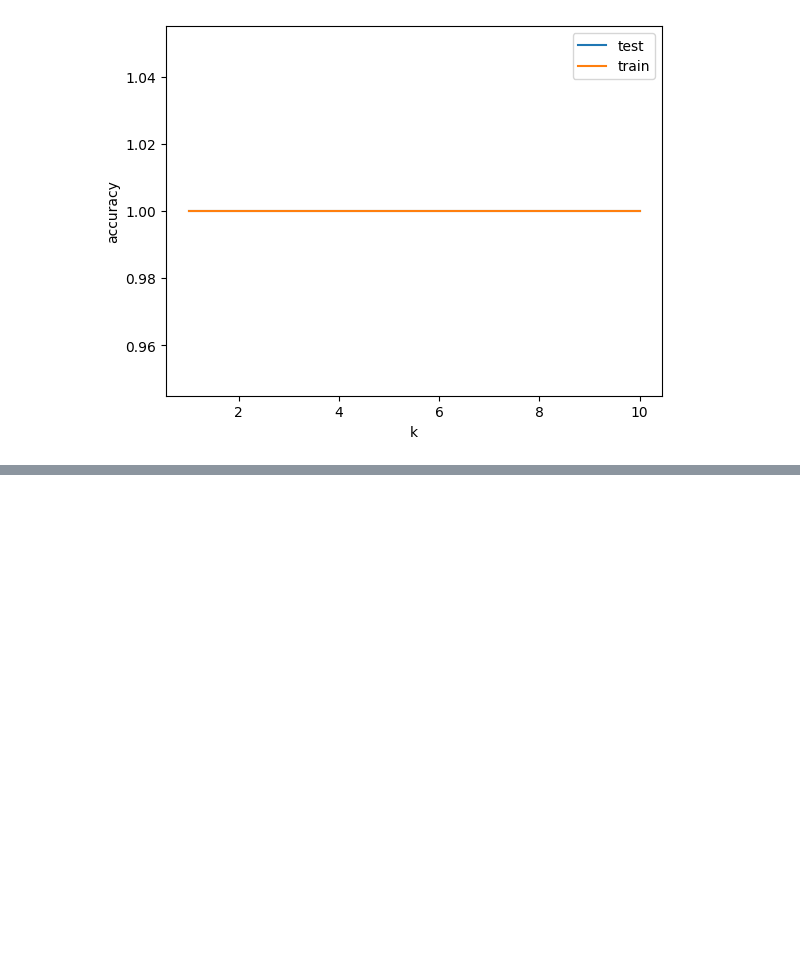
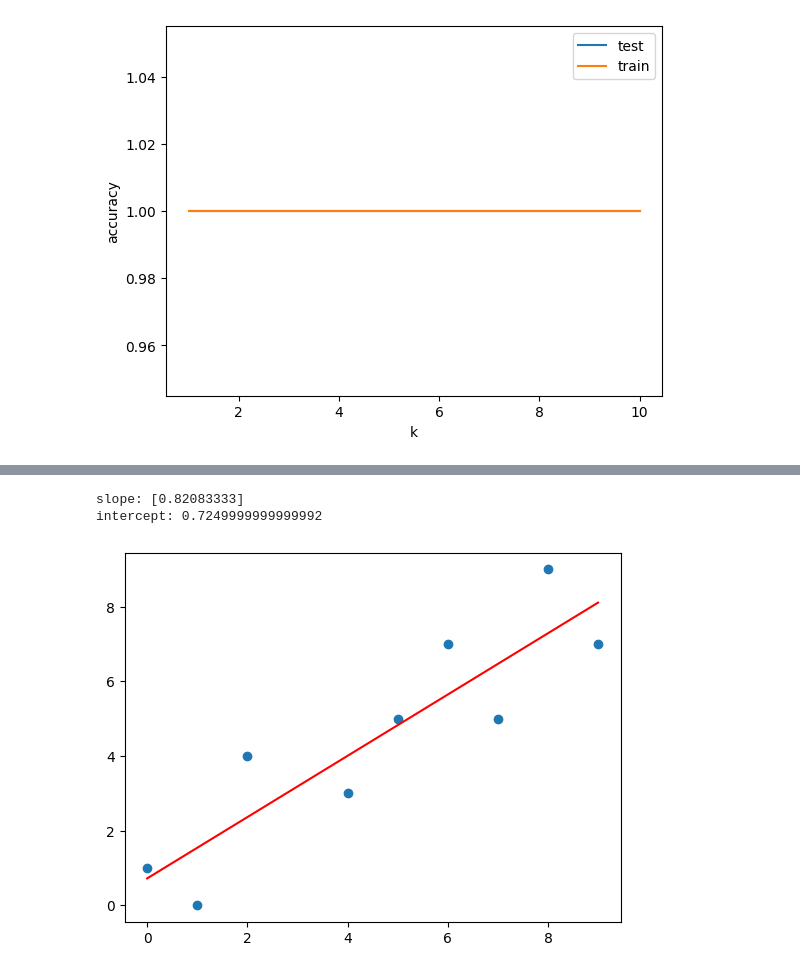
Before and after one commit to lishav123/MLS-track-notes-, a Jupyter notebook: Supervised_Learning_with_Scikit_learn.ipynb, the cells around one changed output, grey strips where cells are left out. Cells and saved outputs as stored; diff of their text form; code cells hidden in the pictures; blank space fills up the shorter version.

Commit message:
added the regression code

```diff
--- a/Supervised_Learning_with_Scikit_learn.ipynb
+++ b/Supervised_Learning_with_Scikit_learn.ipynb
@@ -136,0 +148,15 @@ plt.show()
+# %%
+from sklearn.linear_model import LinearRegression
+
+model = LinearRegression()
+model.fit(X.reshape(-1, 1), y)
+print(f"slope: {model.coef_}")
+print(f"intercept: {model.intercept_}")
+
+plt.scatter(X, y)
+plt.plot(X, model.predict(X.reshape(-1, 1)), color="red")
+plt.show()
+# %% [output]
+slope: [0.82083333]
+intercept: 0.7249999999999992
+[figure, added]
```
Also changed, not shown: parts of 1 cell of this notebook.
